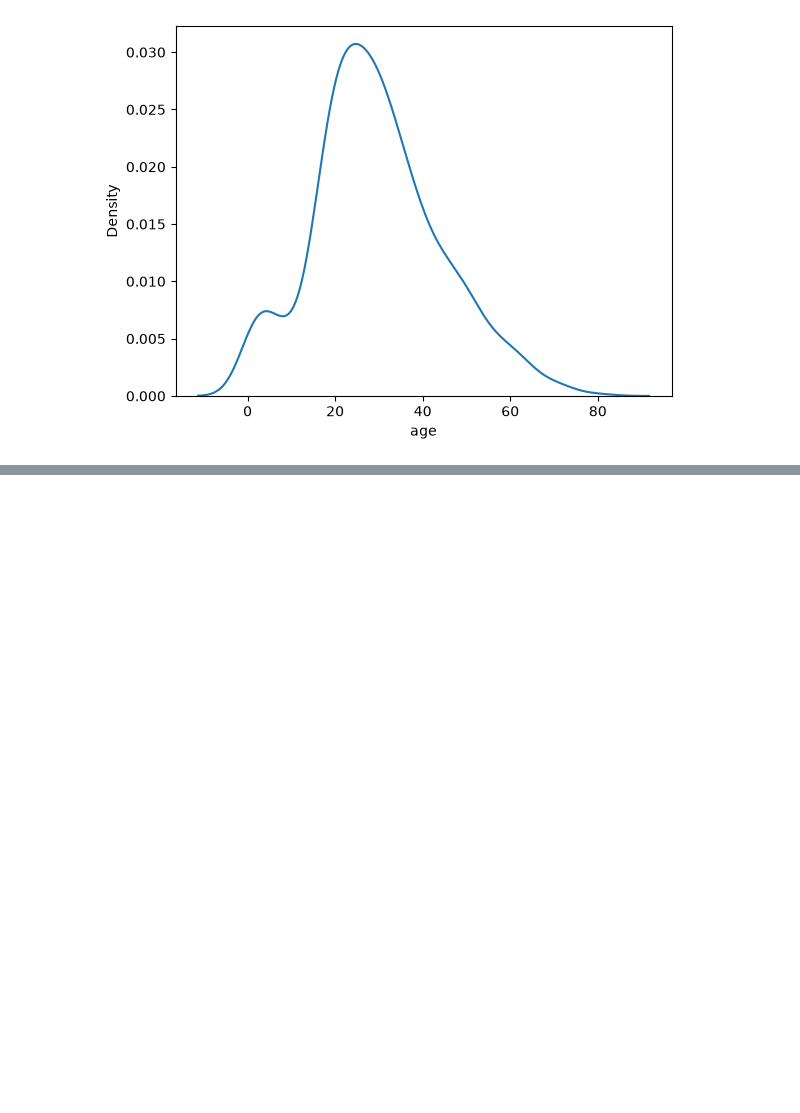
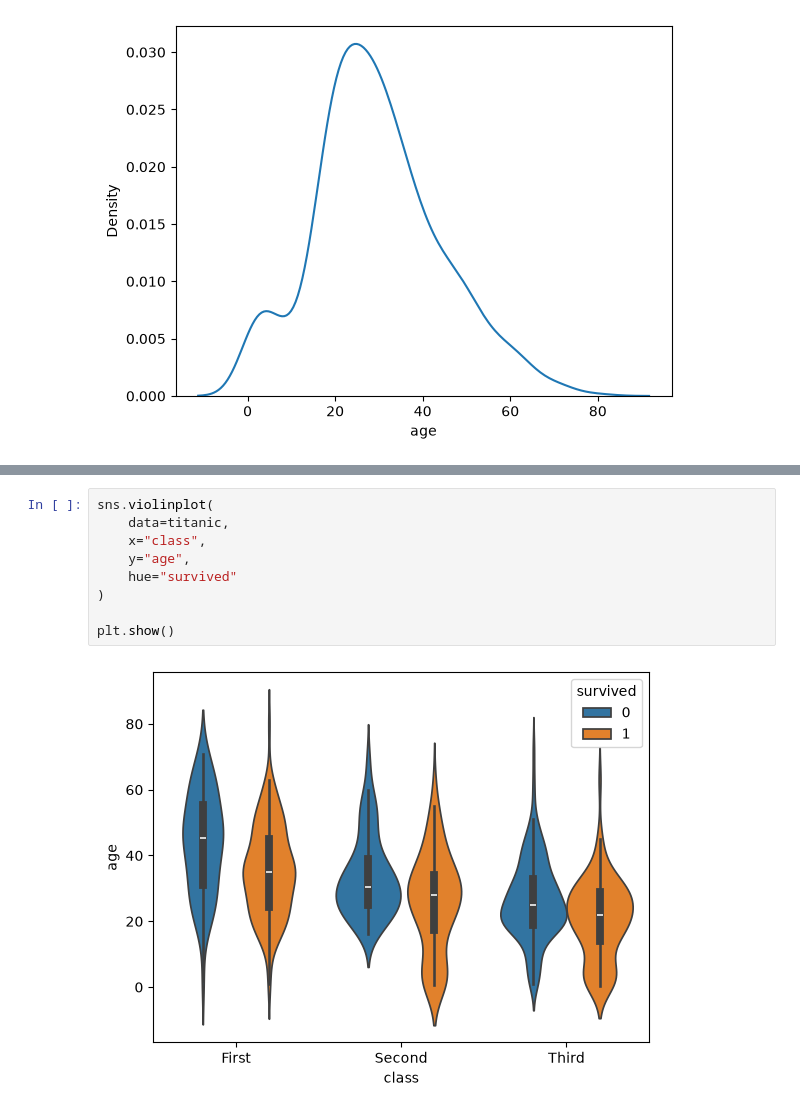
Before and after one commit to RituRai-03/Data-Visualization, a Jupyter notebook: Seaborn.ipynb, the cells around one changed output, grey strips where cells are left out. Cells and saved outputs as stored; diff of their text form; blank space fills up the shorter version.

```diff
--- a/Seaborn.ipynb
+++ b/Seaborn.ipynb
@@ -182,0 +220,11 @@ plt.show()
+# %%
+sns.violinplot(
+    data=titanic,
+    x="class",
+    y="age",
+    hue="survived"
+)
+
+plt.show()
+# %% [output]
+[figure, added]
```
Also changed, not shown: parts of 17 cells of this notebook, 1 other file.
